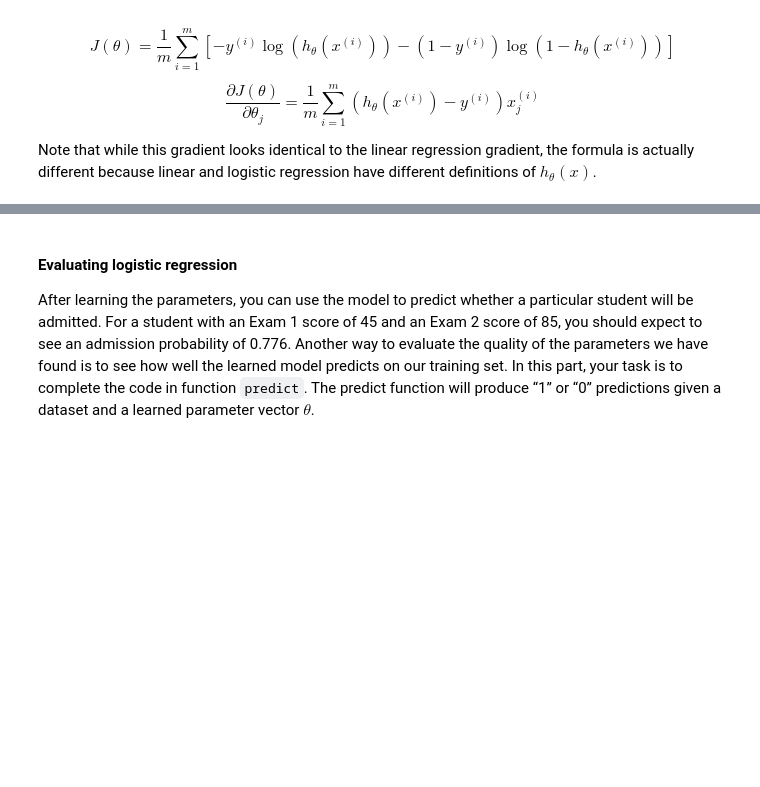
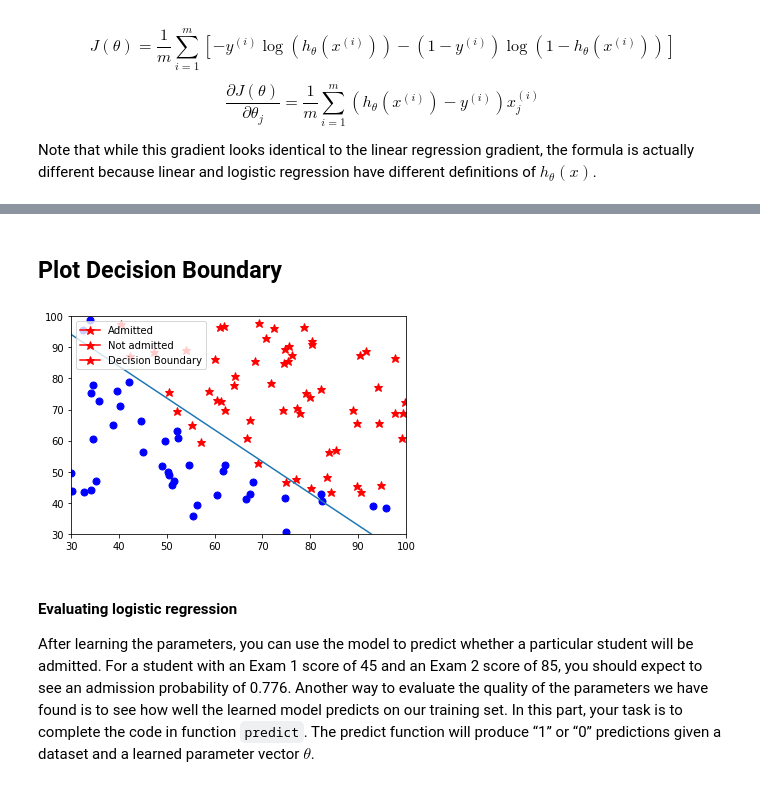
Before and after one commit to sinarazi/Emojifier, a Jupyter notebook: logistic regression/logistic regression.ipynb, the cells around one changed output, grey strips where cells are left out. Saved outputs shown, nothing was run; the diff lists cells and outputs as text; code cells hidden in the pictures; blank space fills up the shorter version.

```diff
--- a/logistic regression/logistic regression.ipynb
+++ b/logistic regression/logistic regression.ipynb
@@ -165,8 +174,12 @@ theta:
 Expected theta (approx):
         [-25.161, 0.206, 0.201]
+# %% [markdown]
+## Plot Decision Boundary
 # %%
 # Plot Boundary
-#utils.plotDecisionBoundary(plotData, theta, X, y)
+utils.plotDecisionBoundary(plotData, theta, X, y)
+# %% [output]
+[figure, added]
 # %% [markdown]
 <a id="section4"></a>
 #### Evaluating logistic regression
```
Also changed, not shown: parts of 12 cells of this notebook.
